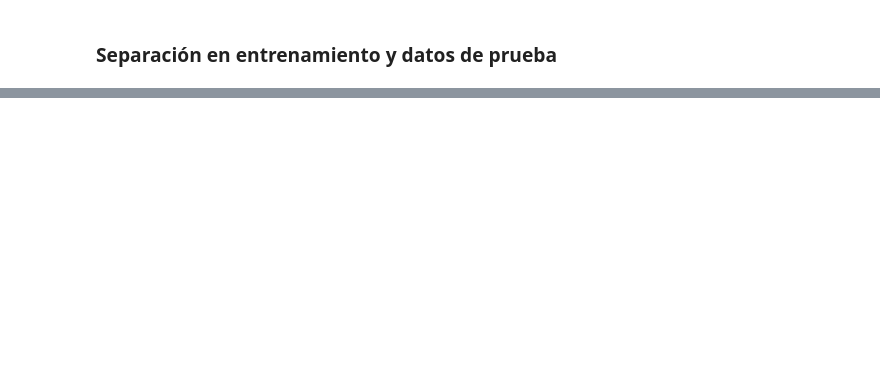
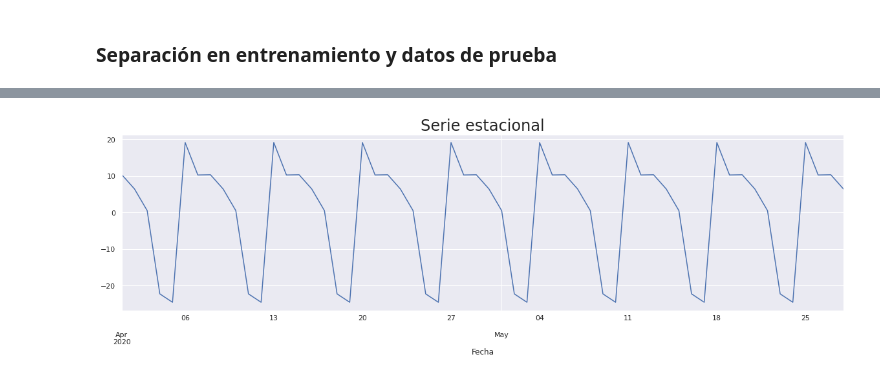
Before and after one commit to cccg8105/notebook_AD, a Jupyter notebook: template Series temporales/Suavizado.ipynb, the cells around one changed output, grey strips where cells are left out. Saved outputs shown, nothing was run; the diff lists cells and outputs as text; code cells hidden in the pictures; blank space fills up the shorter version.

```diff
--- a/template Series temporales/Suavizado.ipynb
+++ b/template Series temporales/Suavizado.ipynb
@@ -78,0 +127,7 @@ plt.show()
+# %%
+fechaFiltro = '2020-04-01'
+s_dec_additive.seasonal[fechaFiltro:].plot(figsize = (20,5))
+plt.title("Serie estacional", size= 24)
+plt.show()
+# %% [output]
+[figure, added]
```
Also changed, not shown: parts of 30 cells of this notebook.
